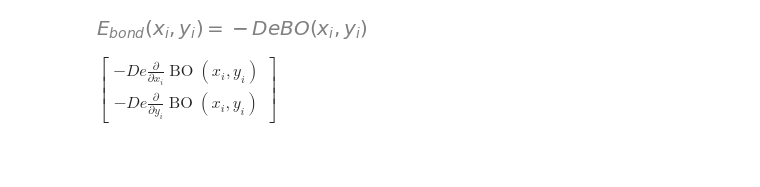
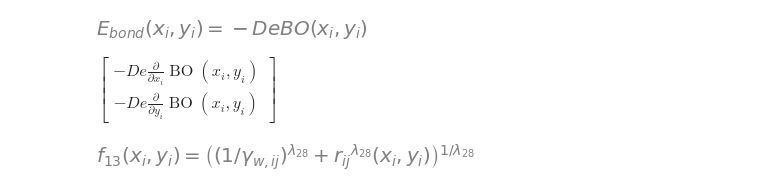
Before and after one commit to JakobBruenker/vulkan-molecules, a Jupyter notebook: math/ReaxFF.ipynb, the cells around one changed output. Drawn from its saved outputs; the diff is of its cells as text; code cells hidden in the pictures; blank space fills up the shorter version.

```diff
--- a/math/ReaxFF.ipynb
+++ b/math/ReaxFF.ipynb
@@ -53,6 +53,12 @@ lambda26 = Symbol('\lambda_26')
 lambda27 = Symbol('\lambda_27')
 lambda28 = Symbol('\lambda_28')
 
+r_vdw = Symbol('r_vdW,ij')
+eps = Symbol('\epsilon_ij')
+alpha = Symbol('\\alpha_ij') # needs double \\ for some reason
+gamma_w = Symbol('\gamma_w,ij')
+
+
 nbond = Symbol('n_{bond}')
 
 Val_i = Symbol('Val_i')
@@ -179,3 +186,11 @@ Eq(Ebondij(x_i, y_i), Ebond(BOij(x_i, y_i)))
 diff(Ebond(BOij(x_i, y_i)), i).simplify()
 # %% [output]
 $\displaystyle \left[\begin{matrix}- De \frac{\partial}{\partial x_{i}} \operatorname{BO}{\left(x_{i},y_{i} \right)}\\- De \frac{\partial}{\partial y_{i}} \operatorname{BO}{\left(x_{i},y_{i} \right)}\end{matrix}\right]$
+# %%
+# let's do van der waals
+# paper says this also uses lambda29 but that appears to be a typo
+f13 = lambda rij: (rij**lambda28 + (1/gamma_w)**lambda28) ** (1 / lambda28)
+f13ij = Function('f_13')
+Eq(f13ij(x_i, y_i), f13(r_ij(x_i, y_i)))
+# %% [output]
+[figure, added]
```
Also changed, not shown: parts of 6 cells of this notebook, 2 other files.
